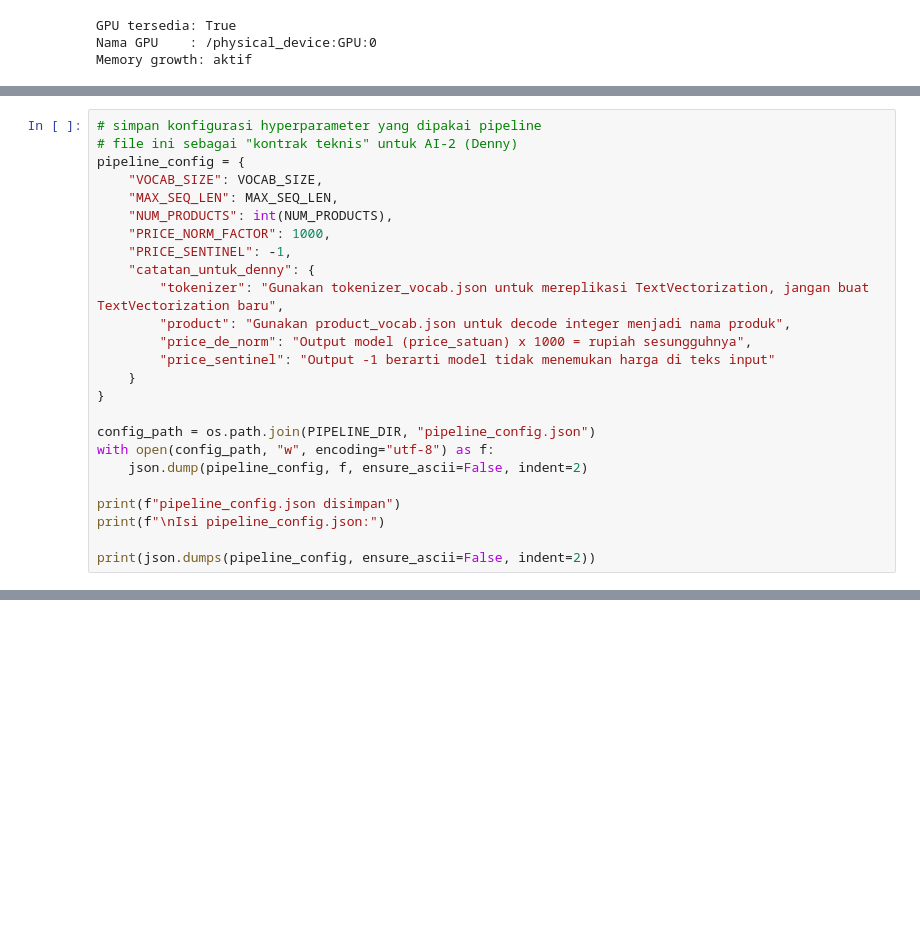
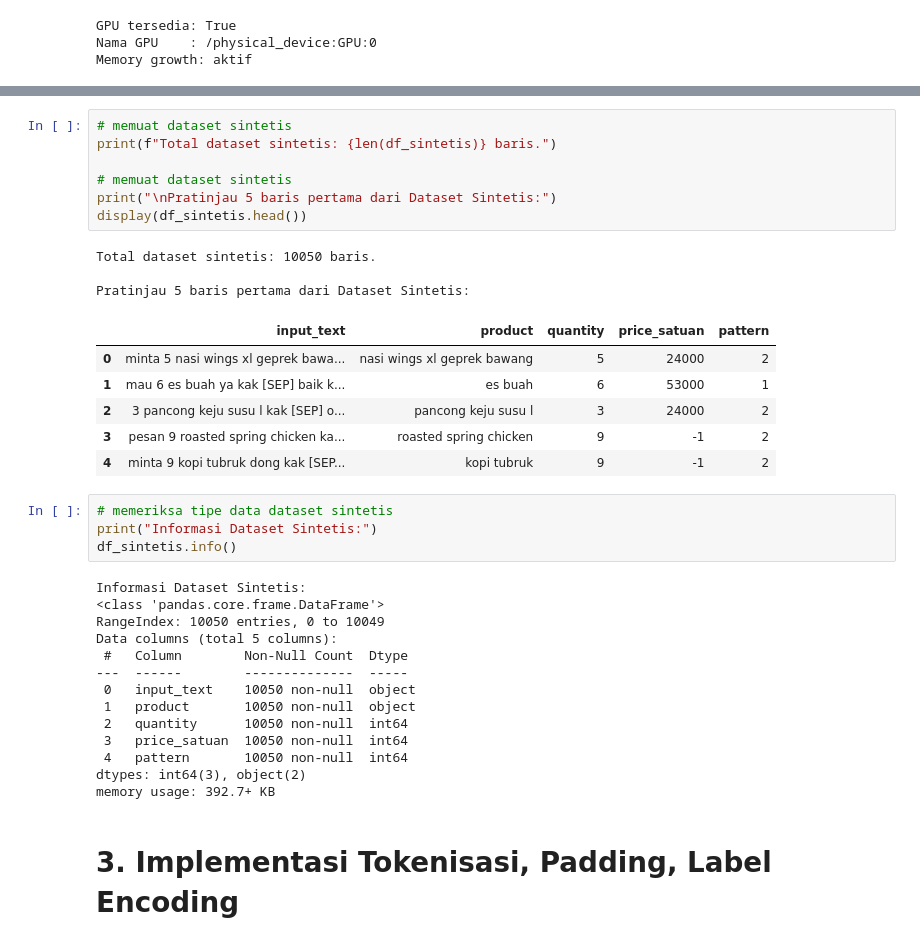
Before and after one commit to Sugandarilovv/ChatKasir, a Jupyter notebook: ai-model/notebooks/02_training.ipynb, the cells around one changed output, grey strips where cells are left out. Drawn from its saved outputs; the diff is of its cells as text; blank space fills up the shorter version.

```diff
--- a/ai-model/notebooks/02_training.ipynb
+++ b/ai-model/notebooks/02_training.ipynb
@@ -799,25 +42,0 @@ product_vocab.json disimpan (4540 produk)
-# %%
-# simpan konfigurasi hyperparameter yang dipakai pipeline
-# file ini sebagai "kontrak teknis" untuk AI-2 (Denny)
-pipeline_config = {
-    "VOCAB_SIZE": VOCAB_SIZE,
-    "MAX_SEQ_LEN": MAX_SEQ_LEN,
-    "NUM_PRODUCTS": int(NUM_PRODUCTS),
-    "PRICE_NORM_FACTOR": 1000,
-    "PRICE_SENTINEL": -1,
-    "catatan_untuk_denny": {
-        "tokenizer": "Gunakan tokenizer_vocab.json untuk mereplikasi TextVectorization, jangan buat TextVectorization baru",
-        "product": "Gunakan product_vocab.json untuk decode integer menjadi nama produk",
-        "price_de_norm": "Output model (price_satuan) x 1000 = rupiah sesungguhnya",
-        "price_sentinel": "Output -1 berarti model tidak menemukan harga di teks input"
-    }
-}
-
-config_path = os.path.join(PIPELINE_DIR, "pipeline_config.json")
-with open(config_path, "w", encoding="utf-8") as f:
-    json.dump(pipeline_config, f, ensure_ascii=False, indent=2)
-
-print(f"pipeline_config.json disimpan")
-print(f"\nIsi pipeline_config.json:")
-
-print(json.dumps(pipeline_config, ensure_ascii=False, indent=2))
@@ -1356,0 +87,37 @@ File: chatkasir_v1_best.keras
+# %%
+# memuat dataset sintetis
+print(f"Total dataset sintetis: {len(df_sintetis)} baris.")
+
+# memuat dataset sintetis
+print("\nPratinjau 5 baris pertama dari Dataset Sintetis:")
+display(df_sintetis.head())
+# %% [output]
+Total dataset sintetis: 10050 baris.
+
+Pratinjau 5 baris pertama dari Dataset Sintetis:
+|  | input_text | product | quantity | price_satuan | pattern |
+| 0 | minta 5 nasi wings xl geprek bawa... | nasi wings xl geprek bawang | 5 | 24000 | 2 |
+| 1 | mau 6 es buah ya kak [SEP] baik k... | es buah | 6 | 53000 | 1 |
+| 2 | 3 pancong keju susu l kak [SEP] o... | pancong keju susu l | 3 | 24000 | 2 |
+| 3 | pesan 9 roasted spring chicken ka... | roasted spring chicken | 9 | -1 | 2 |
+| 4 | minta 9 kopi tubruk dong kak [SEP... | kopi tubruk | 9 | -1 | 2 |
+# %%
+# memeriksa tipe data dataset sintetis
+print("Informasi Dataset Sintetis:")
+df_sintetis.info()
+# %% [output]
+Informasi Dataset Sintetis:
+<class 'pandas.core.frame.DataFrame'>
+RangeIndex: 10050 entries, 0 to 10049
+Data columns (total 5 columns):
+ #   Column        Non-Null Count  Dtype
+---  ------        --------------  -----
+ 0   input_text    10050 non-null  object
+ 1   product       10050 non-null  object
+ 2   quantity      10050 non-null  int64
+ 3   price_satuan  10050 non-null  int64
+ 4   pattern       10050 non-null  int64
+dtypes: int64(3), object(2)
+memory usage: 392.7+ KB
+# %% [markdown]
+# 3. Implementasi Tokenisasi, Padding, Label Encoding
```
Also changed, not shown: parts of 96 cells of this notebook.
